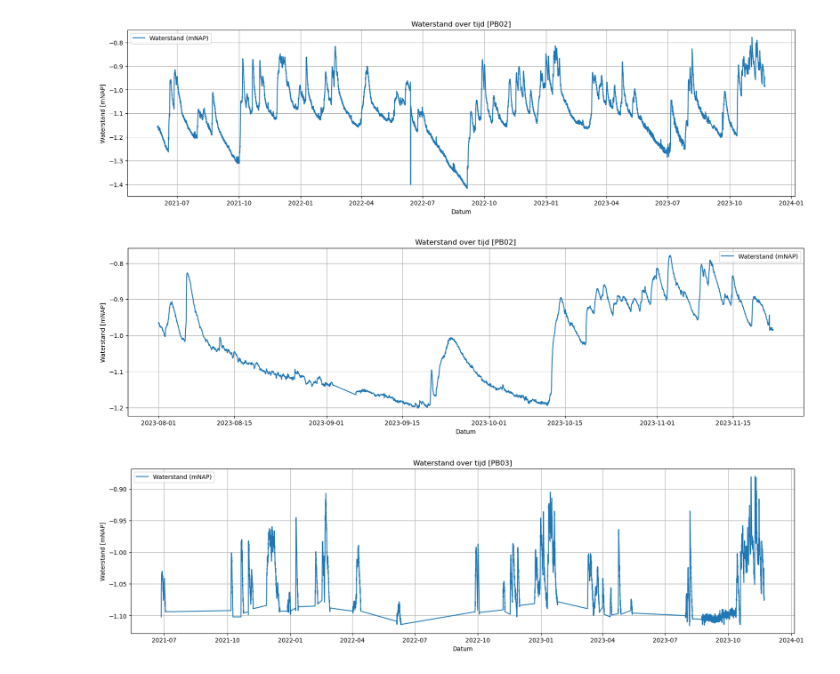
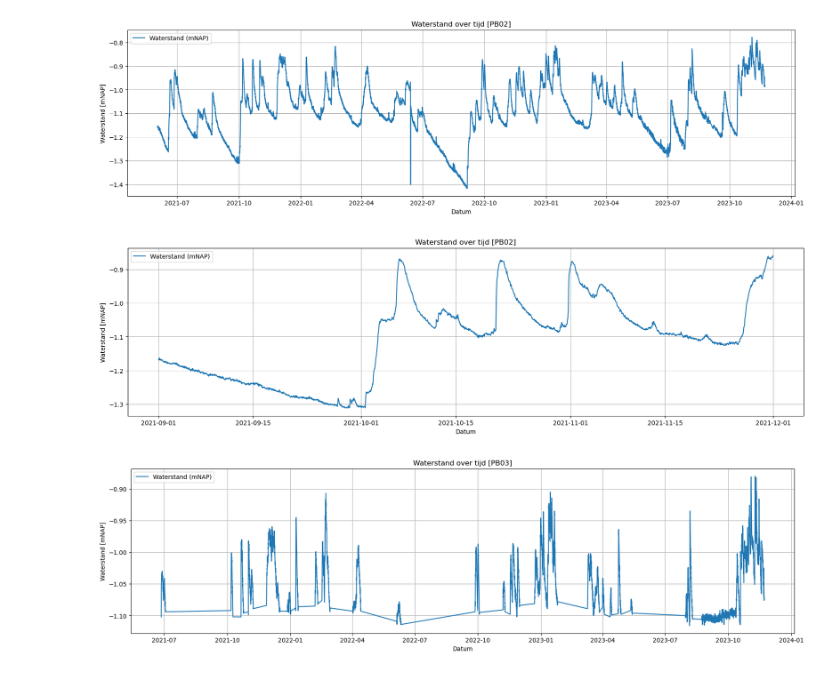
Before and after one commit to Dim277/Casus_waterbergende_weg, a Jupyter notebook: Peilbuizen_Plot.ipynb, the cells around one changed output. Drawn from its saved outputs; the diff is of its cells as text; code cells hidden in the pictures.

```diff
--- a/Peilbuizen_Plot.ipynb
+++ b/Peilbuizen_Plot.ipynb
@@ -29,29 +29,29 @@ plt.show()
 # %%
 import pandas as pd
 import matplotlib.pyplot as plt
 
 # Lees CSV-bestand in met puntkomma als scheidingsteken voor het tweede bestand (PB02)
 df_PB02 = pd.read_csv('PB02_01122020_01122023.csv', skipinitialspace=True, header=0, sep=';')
 
 # Maak een datum kolom voor het tweede DataFrame
 df_PB02['DateTime'] = pd.to_datetime(df_PB02['result_timestamp'], format='%d-%m-%Y %H:%M')
 
 # Filter het DataFrame op het gewenste tijdsinterval (van maand 10 in 2022 tot maand 4 in 2023)
-start_date = pd.to_datetime('2023-08-01')
-end_date = pd.to_datetime('2023-11-30')
+start_date = pd.to_datetime('2021-09-01')
+end_date = pd.to_datetime('2021-12-01')
 df_filtered = df_PB02[(df_PB02['DateTime'] >= start_date) & (df_PB02['DateTime'] <= end_date)]
 
 # Plot de DateTime tegenover het water_level
 plt.figure(figsize=(20, 5))
 plt.plot(df_filtered["DateTime"], df_filtered["water_level"], label="Waterstand (mNAP)")
 plt.title("Waterstand over tijd [PB02]")
 plt.xlabel("Datum")
 plt.ylabel("Waterstand [mNAP]")
 plt.grid(True)
 plt.legend()
 plt.show()
 # %% [output]
-[figure, old version]
+[figure, new version]
 # %%
 #PB03
 # %%
```
Also changed, not shown: 1 other file.
